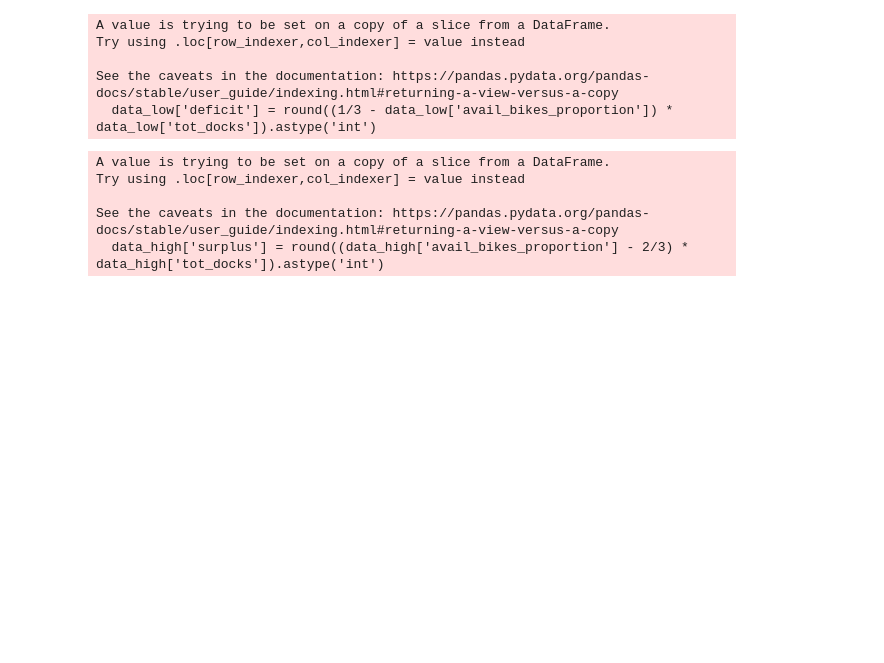
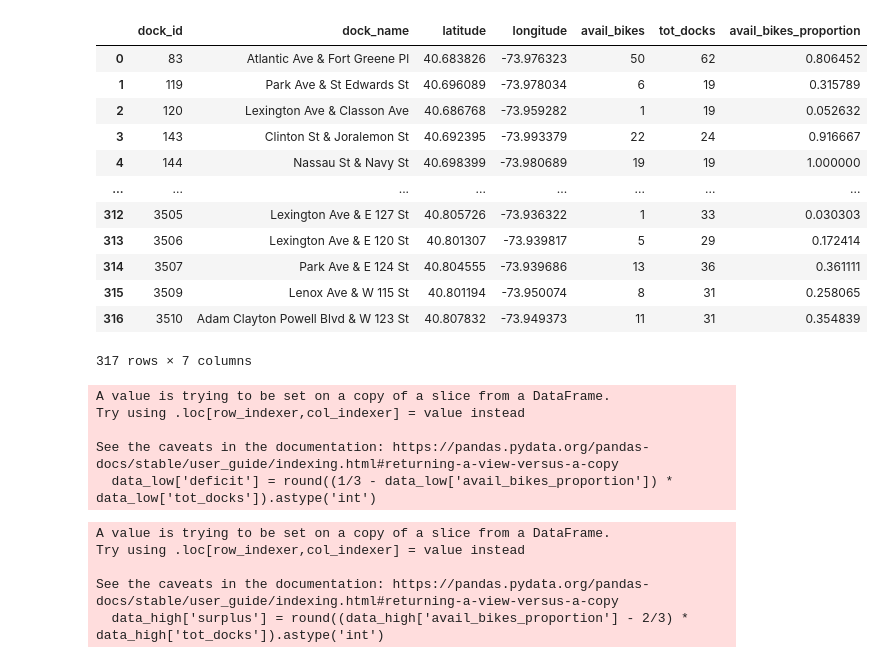
Before and after one commit to charles-v-phillips/citibike, a Jupyter notebook: robert/rebalancing_algorithm.ipynb, the cells around one changed output. Drawn from its saved outputs; the diff is of its cells as text; code cells hidden in the pictures; blank space fills up the shorter version.

```diff
--- a/robert/rebalancing_algorithm.ipynb
+++ b/robert/rebalancing_algorithm.ipynb
@@ -12,3 +15,19 @@ data = data.groupby('dock_id').apply(pd.DataFrame.sample, random_state = 0, n=1)
+# %%
+data
+# %% [output]
+|  | dock_id | dock_name | latitude | longitude | avail_bikes | tot_docks | avail_bikes_proportion |
+| 0 | 83 | Atlantic Ave & Fort Greene Pl | 40.683826 | -73.976323 | 50 | 62 | 0.806452 |
+| 1 | 119 | Park Ave & St Edwards St | 40.696089 | -73.978034 | 6 | 19 | 0.315789 |
+| 2 | 120 | Lexington Ave & Classon Ave | 40.686768 | -73.959282 | 1 | 19 | 0.052632 |
+| 3 | 143 | Clinton St & Joralemon St | 40.692395 | -73.993379 | 22 | 24 | 0.916667 |
+| 4 | 144 | Nassau St & Navy St | 40.698399 | -73.980689 | 19 | 19 | 1.000000 |
+| ... | ... | ... | ... | ... | ... | ... | ... |
+| 312 | 3505 | Lexington Ave & E 127 St | 40.805726 | -73.936322 | 1 | 33 | 0.030303 |
+| 313 | 3506 | Lexington Ave & E 120 St | 40.801307 | -73.939817 | 5 | 29 | 0.172414 |
+| 314 | 3507 | Park Ave & E 124 St | 40.804555 | -73.939686 | 13 | 36 | 0.361111 |
+| 315 | 3509 | Lenox Ave & W 115 St | 40.801194 | -73.950074 | 8 | 31 | 0.258065 |
+| 316 | 3510 | Adam Clayton Powell Blvd & W 123 St | 40.807832 | -73.949373 | 11 | 31 | 0.354839 |
+317 rows × 7 columns
 # %%
 def manhattan_distance(start_lat, start_lon, end_lat, end_lon):
     dist = distance((start_lat, start_lon), (start_lat, end_lon)).miles + \
```
Also changed, not shown: parts of 17 cells of this notebook, 10 other files.
